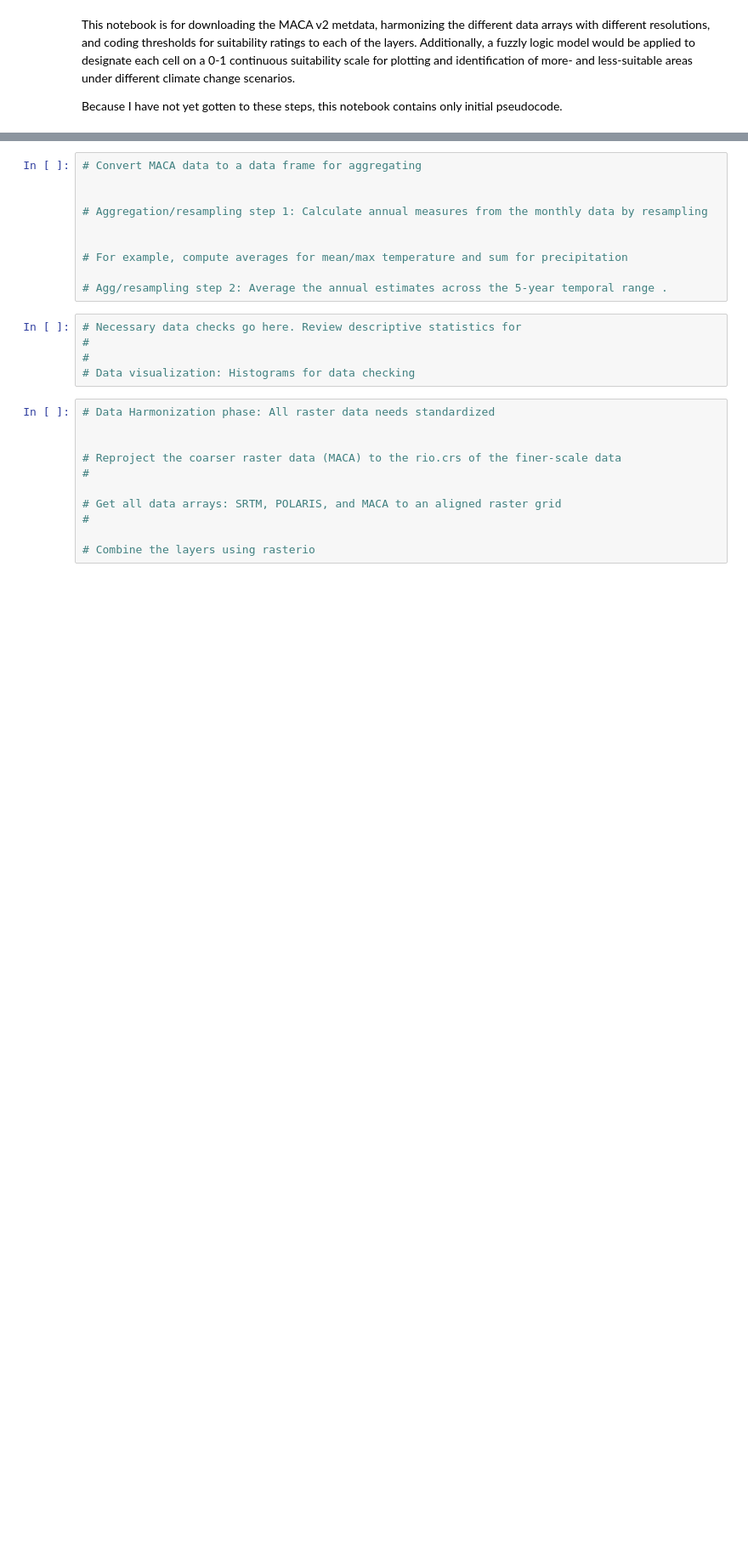
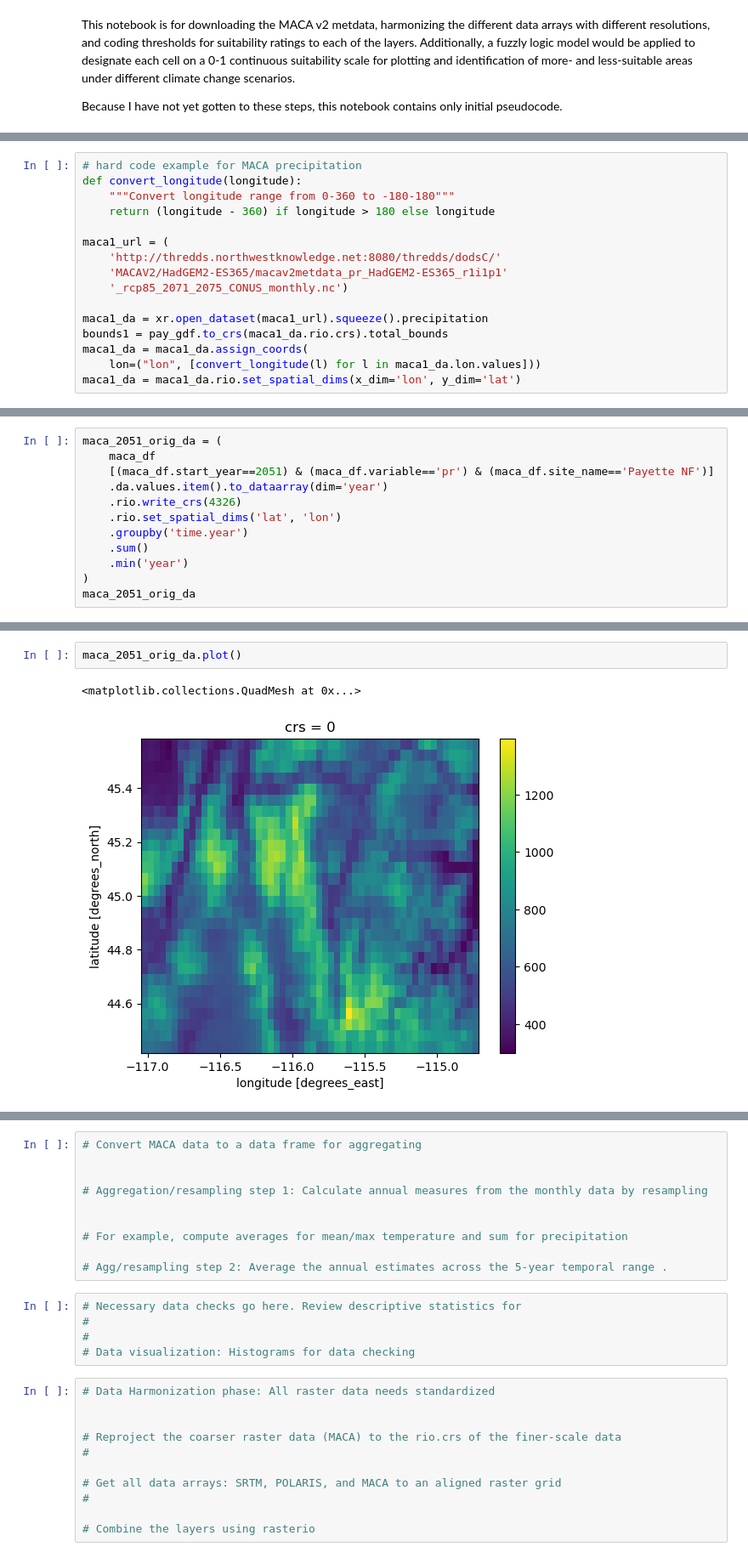
Before and after one commit to cmq879/earth-analytics-habitat-suitability-finalproject, a Jupyter notebook: 02-pseudocode_maca_harmoniz_suitability.ipynb, the cells around one changed output, grey strips where cells are left out. Shown at 85% size. Drawn from its saved outputs; the diff is of its cells as text; blank space fills up the shorter version.

```diff
--- a/02-pseudocode_maca_harmoniz_suitability.ipynb
+++ b/02-pseudocode_maca_harmoniz_suitability.ipynb
@@ -30,0 +47,16 @@ import warnings
+# %%
+# hard code example for MACA precipitation
+def convert_longitude(longitude):
+    """Convert longitude range from 0-360 to -180-180"""
+    return (longitude - 360) if longitude > 180 else longitude
+
+maca1_url = (
+    'http://thredds.northwestknowledge.net:8080/thredds/dodsC/'
+    'MACAV2/HadGEM2-ES365/macav2metdata_pr_HadGEM2-ES365_r1i1p1'
+    '_rcp85_2071_2075_CONUS_monthly.nc')
+
+maca1_da = xr.open_dataset(maca1_url).squeeze().precipitation
+bounds1 = pay_gdf.to_crs(maca1_da.rio.crs).total_bounds
+maca1_da = maca1_da.assign_coords(
+    lon=("lon", [convert_longitude(l) for l in maca1_da.lon.values]))
+maca1_da = maca1_da.rio.set_spatial_dims(x_dim='lon', y_dim='lat')
@@ -30,0 +195,12 @@ import warnings
+# %%
+maca_2051_orig_da = (
+    maca_df
+    [(maca_df.start_year==2051) & (maca_df.variable=='pr') & (maca_df.site_name=='Payette NF')]
+    .da.values.item().to_dataarray(dim='year')
+    .rio.write_crs(4326)
+    .rio.set_spatial_dims('lat', 'lon')
+    .groupby('time.year')
+    .sum()
+    .min('year')
+)
+maca_2051_orig_da
@@ -30,0 +227,5 @@ import warnings
+# %%
+maca_2051_orig_da.plot()
+# %% [output]
+<matplotlib.collections.QuadMesh at 0x...>
+[figure, added]
```
Also changed, not shown: parts of 17 cells of this notebook, 1 other file.
